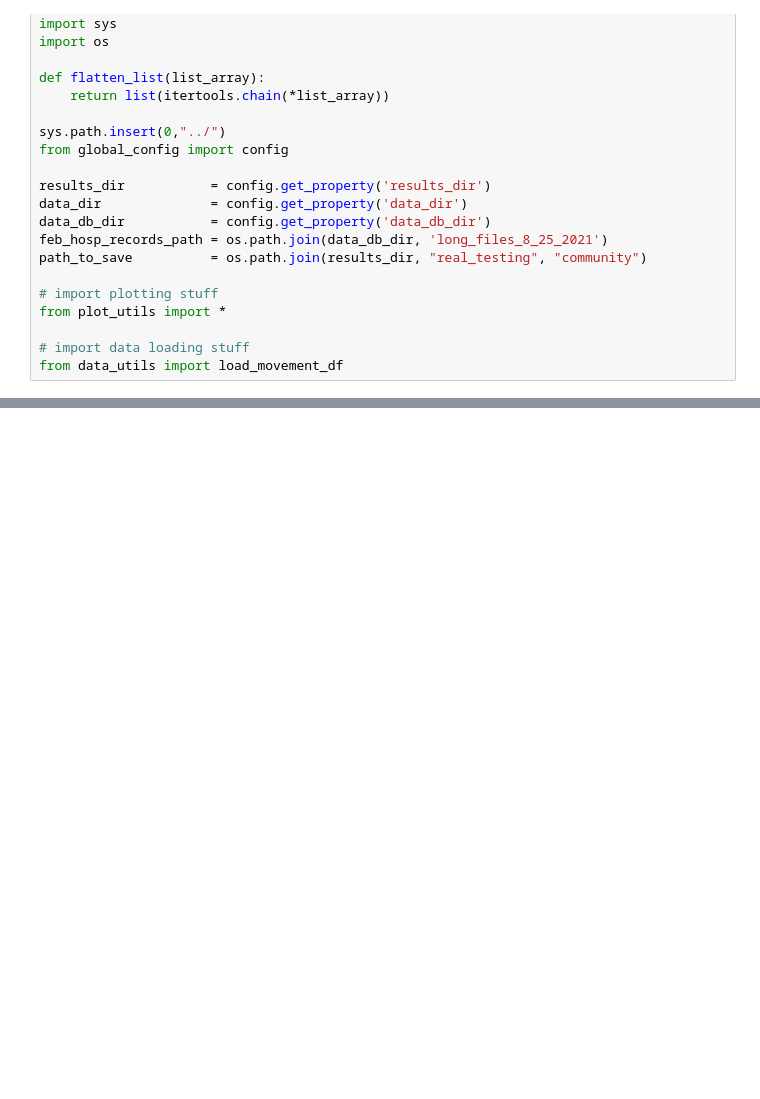
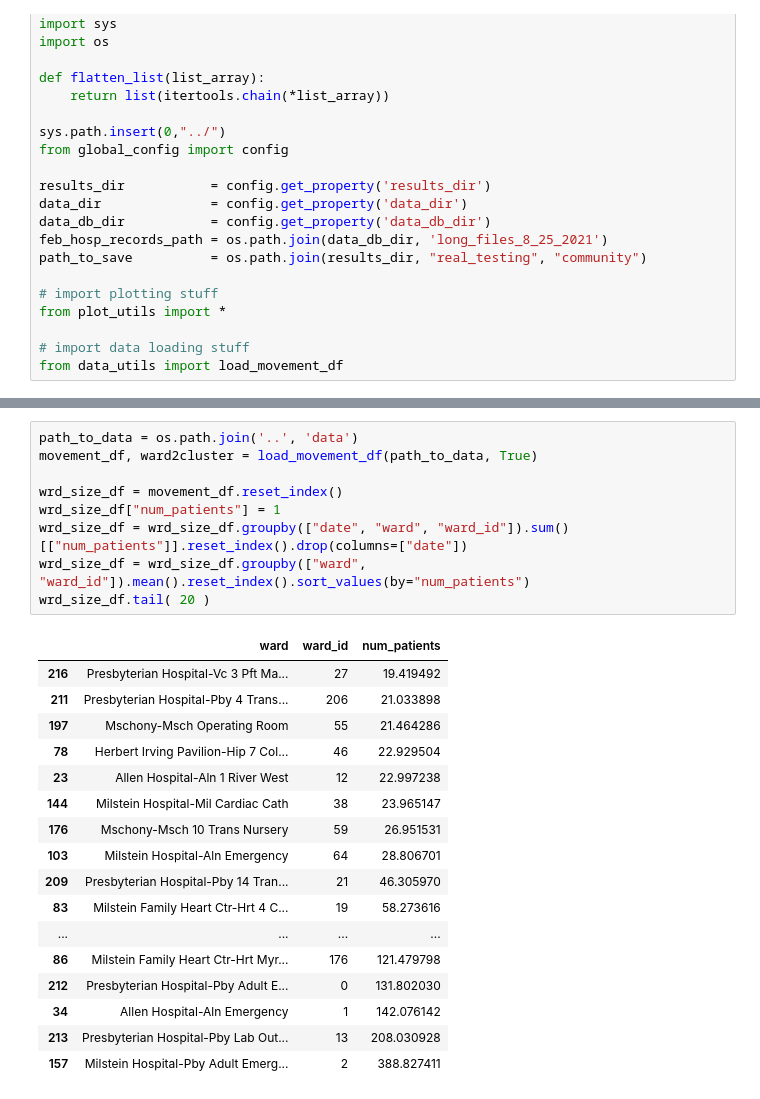
Before and after one commit to ChaosDonkey06/AMR_ABM, a Jupyter notebook: code/Figure2.ipynb, the cells around one changed output, grey strips where cells are left out. Saved outputs shown, nothing was run; the diff lists cells and outputs as text; blank space fills up the shorter version.

```diff
--- a/code/Figure2.ipynb
+++ b/code/Figure2.ipynb
@@ -47,0 +28,27 @@ movement_df
+# %%
+path_to_data = os.path.join('..', 'data')
+movement_df, ward2cluster = load_movement_df(path_to_data, True)
+
+wrd_size_df = movement_df.reset_index()
+wrd_size_df["num_patients"] = 1
+wrd_size_df = wrd_size_df.groupby(["date", "ward", "ward_id"]).sum()[["num_patients"]].reset_index().drop(columns=["date"])
+wrd_size_df = wrd_size_df.groupby(["ward", "ward_id"]).mean().reset_index().sort_values(by="num_patients")
+wrd_size_df.tail( 20 )
+# %% [output]
+|  | ward | ward_id | num_patients |
+| 216 | Presbyterian Hospital-Vc 3 Pft Ma... | 27 | 19.419492 |
+| 211 | Presbyterian Hospital-Pby 4 Trans... | 206 | 21.033898 |
+| 197 | Mschony-Msch Operating Room | 55 | 21.464286 |
+| 78 | Herbert Irving Pavilion-Hip 7 Col... | 46 | 22.929504 |
+| 23 | Allen Hospital-Aln 1 River West | 12 | 22.997238 |
+| 144 | Milstein Hospital-Mil Cardiac Cath | 38 | 23.965147 |
+| 176 | Mschony-Msch 10 Trans Nursery | 59 | 26.951531 |
+| 103 | Milstein Hospital-Aln Emergency | 64 | 28.806701 |
+| 209 | Presbyterian Hospital-Pby 14 Tran... | 21 | 46.305970 |
+| 83 | Milstein Family Heart Ctr-Hrt 4 C... | 19 | 58.273616 |
+| ... | ... | ... | ... |
+| 86 | Milstein Family Heart Ctr-Hrt Myr... | 176 | 121.479798 |
+| 212 | Presbyterian Hospital-Pby Adult E... | 0 | 131.802030 |
+| 34 | Allen Hospital-Aln Emergency | 1 | 142.076142 |
+| 213 | Presbyterian Hospital-Pby Lab Out... | 13 | 208.030928 |
+| 157 | Milstein Hospital-Pby Adult Emerg... | 2 | 388.827411 |
```
Also changed, not shown: parts of 8 cells of this notebook, 1 other file.
